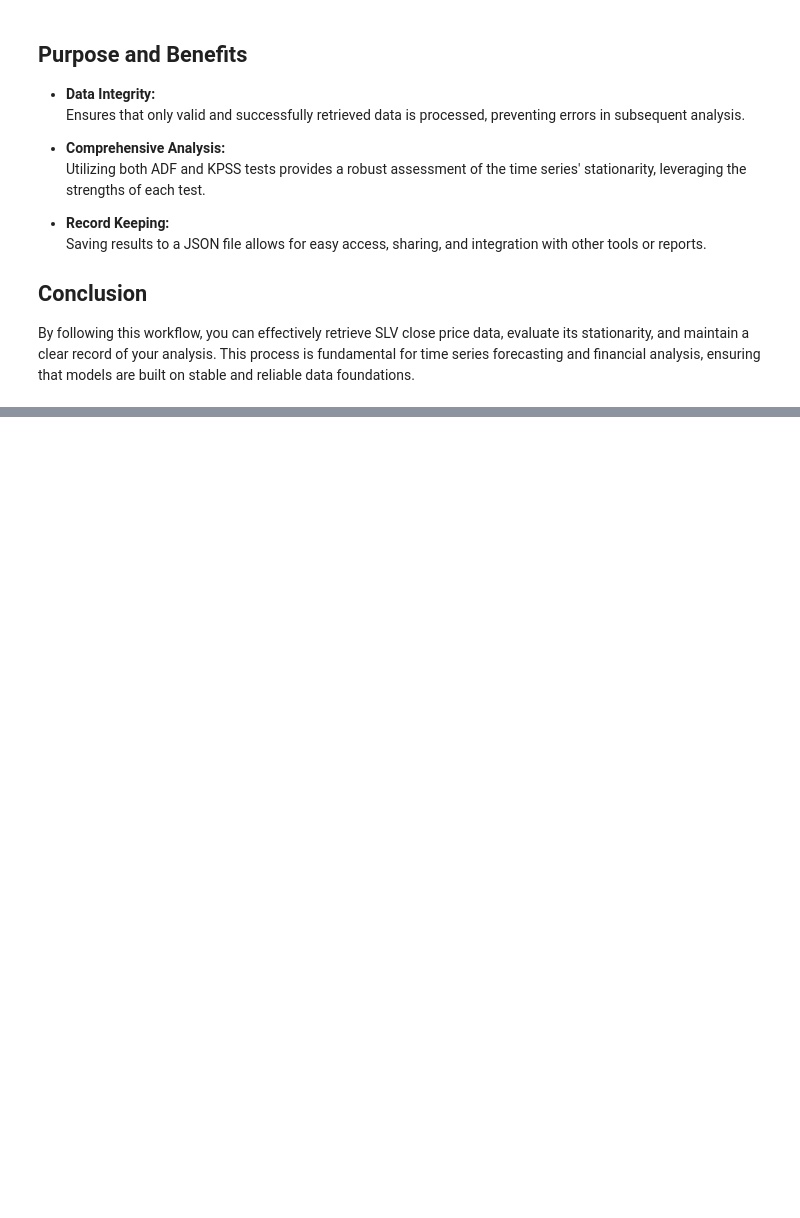
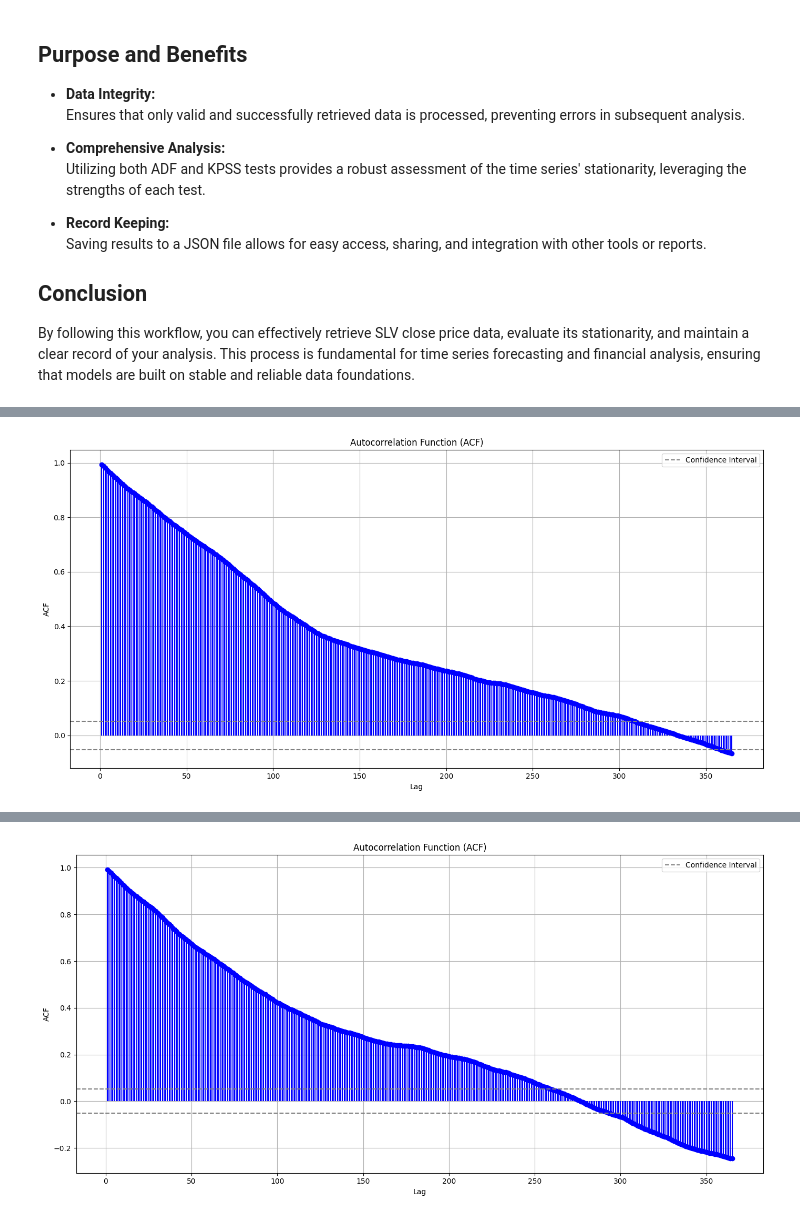
Before and after one commit to GTSF-Quantitative-Sector/sarima_forecast, a Jupyter notebook: sarima-forecast.ipynb, the cells around one changed output, grey strips where cells are left out. Drawn from its saved outputs; the diff is of its cells as text; code cells hidden in the pictures; blank space fills up the shorter version.

Commit message:
Added plots for ACF and PACF for time series as well as seasonal components.

```diff
--- a/sarima-forecast.ipynb
+++ b/sarima-forecast.ipynb
@@ -797,0 +1024,68 @@ look-up table. The actual p-value is greater than the p-value returned.
+# %%
+def find_optimal_seasonal_period(series, max_seasonal_period=365):
+    """
+    Determines the optimal seasonal period for a time series using autocorrelation analysis.
+    Always plots the ACF and identified peaks for visual inspection.
+
+    Parameters:
+        series (pd.Series): The time series data.
+        max_seasonal_period (int): The maximum seasonal period to consider.
+
+    Returns:
+        int or None: The suggested optimal seasonal period. Returns None if no seasonality is detected.
+    """
+    try:
+        # Remove NaN values
+        series = series.dropna()
+        n = len(series)
+
+        # Compute ACF up to max_seasonal_period
+        lag_acf = acf(series, nlags=max_seasonal_period, fft=True)
+
+        # Confidence interval for ACF
+        conf_level = 1.96 / np.sqrt(n)
+
+        # Find peaks in ACF that exceed the confidence interval
+        peaks, properties = find_peaks(
+            lag_acf[1:], height=conf_level)  # Exclude lag 0
+        peaks = peaks + 1  # Adjust lag since ACF starts at lag 0
+
+        if len(peaks) == 0:
+            logging.info("No significant seasonality detected.")
+            optimal_lag = None
+        else:
+            # Select the peak with the highest autocorrelation
+            peak_heights = properties['peak_heights']
+            optimal_lag = peaks[np.argmax(peak_heights)]
+            logging.info(f"Optimal seasonal period detected: {optimal_lag}")
+
+        # Plot the ACF with detected peaks
+        plt.figure(figsize=(14, 7))
+        plt.stem(range(1, max_seasonal_period + 1),
+                 lag_acf[1:], linefmt='b-', markerfmt='bo', basefmt=' ')
+        plt.axhline(y=conf_level, linestyle='--',
+                    color='gray', label='Confidence Interval')
+        plt.axhline(y=-conf_level, linestyle='--', color='gray')
+        if len(peaks) > 0:
+            plt.scatter(peaks, lag_acf[peaks],
+                        color='red', label='Detected Peaks')
+        plt.title('Autocorrelation Function (ACF)')
+        plt.xlabel('Lag')
+        plt.ylabel('ACF')
+        plt.legend()
+        plt.grid(True)
+        plt.tight_layout()
+        plt.show()
+
+        return optimal_lag
+
+    except Exception as e:
+        logging.error(f"An error occurred in finding seasonal period: {e}")
+        return None
+
+gld_data = await get_GLD()
+find_optimal_seasonal_period(gld_data)
+
+slv_data = await get_SLV()
+find_optimal_seasonal_period(slv_data)
+# %% [output]
@@ -797,0 +1102 @@ look-up table. The actual p-value is greater than the p-value returned.
+[figure, added]
@@ -797,0 +1113 @@ look-up table. The actual p-value is greater than the p-value returned.
+[figure, added]
```
Also changed, not shown: parts of 18 cells of this notebook.
